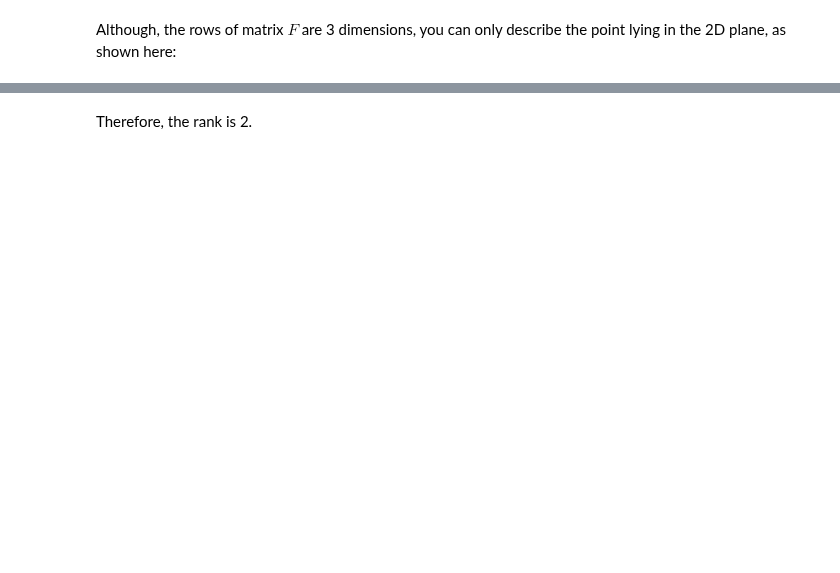
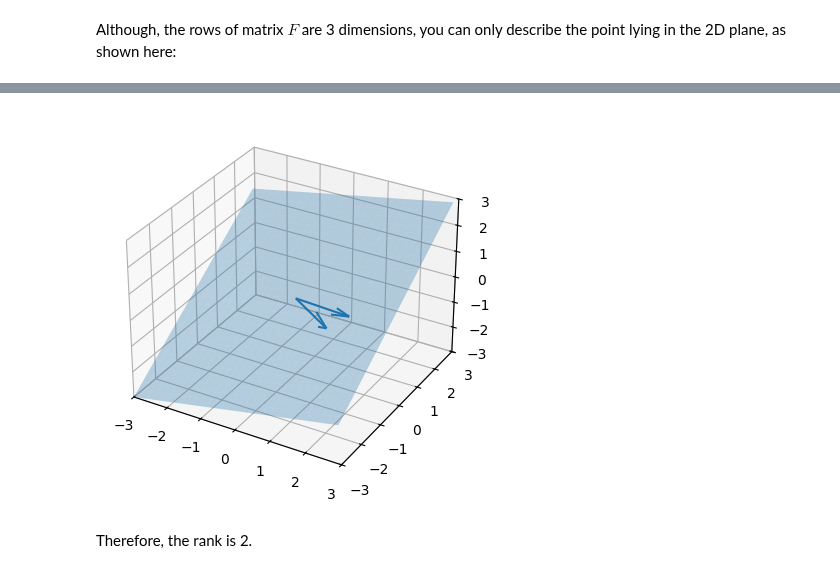
Before and after one commit to htetaunglynn94/coursera, a Jupyter notebook: ibm_ml_series/unsupervised_ml_clustering/module_4/matrix_review.ipynb, the cells around one changed output, grey strips where cells are left out. Saved outputs shown, nothing was run; the diff lists cells and outputs as text; code cells hidden in the pictures; blank space fills up the shorter version.

```diff
--- a/ibm_ml_series/unsupervised_ml_clustering/module_4/matrix_review.ipynb
+++ b/ibm_ml_series/unsupervised_ml_clustering/module_4/matrix_review.ipynb
@@ -181,15 +250,14 @@ Although, the rows of matrix $F$ are 3 dimensions, you can only describe the poi
 # %%
 ax = plt.figure().add_subplot(projection='3d')
-p=null_space(F.T)
-xx, yy = np.meshgrid(np.arange(-3,3,0.1), np.arange(-3,3,0.1))
-z=(p[0]*xx+p[1]*yy)/p[2]
-ax.plot_surface(xx, yy, z, alpha=0.1)
+ax.plot_surface(xx, yy, z, alpha=0.3)
 ax.quiver([0,0], [0,0], [0,0], F[0,:], F[1,:], F[2,:])
 
 ax.set_xlim([-3, 3])
 ax.set_ylim([-3, 3])
 ax.set_zlim([-3, 3])
 plt.show()
+# %% [output]
+[figure, added]
 # %% [markdown]
 Therefore, the rank is 2.
 # %%
```
Also changed, not shown: parts of 101 cells of this notebook, 3 other files.
